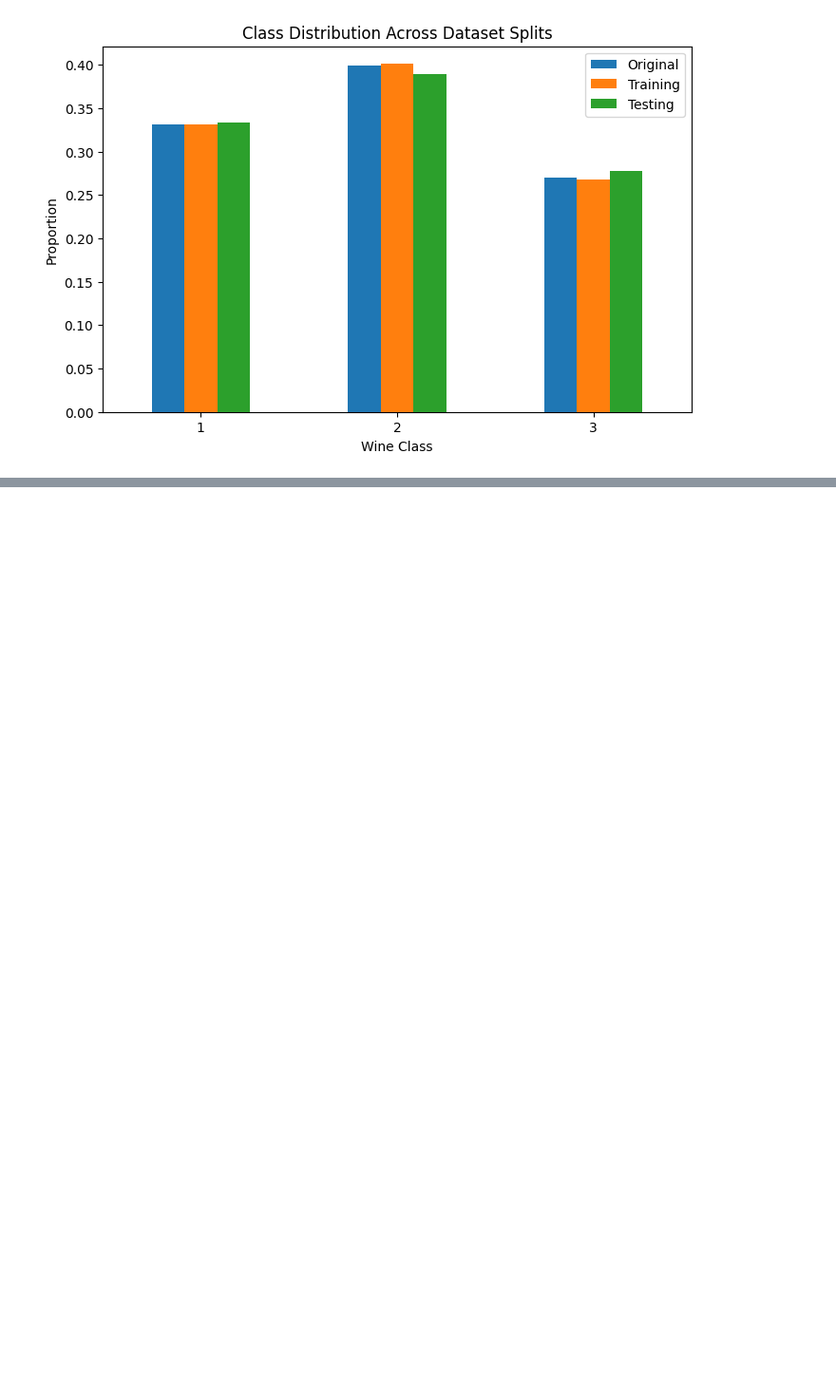
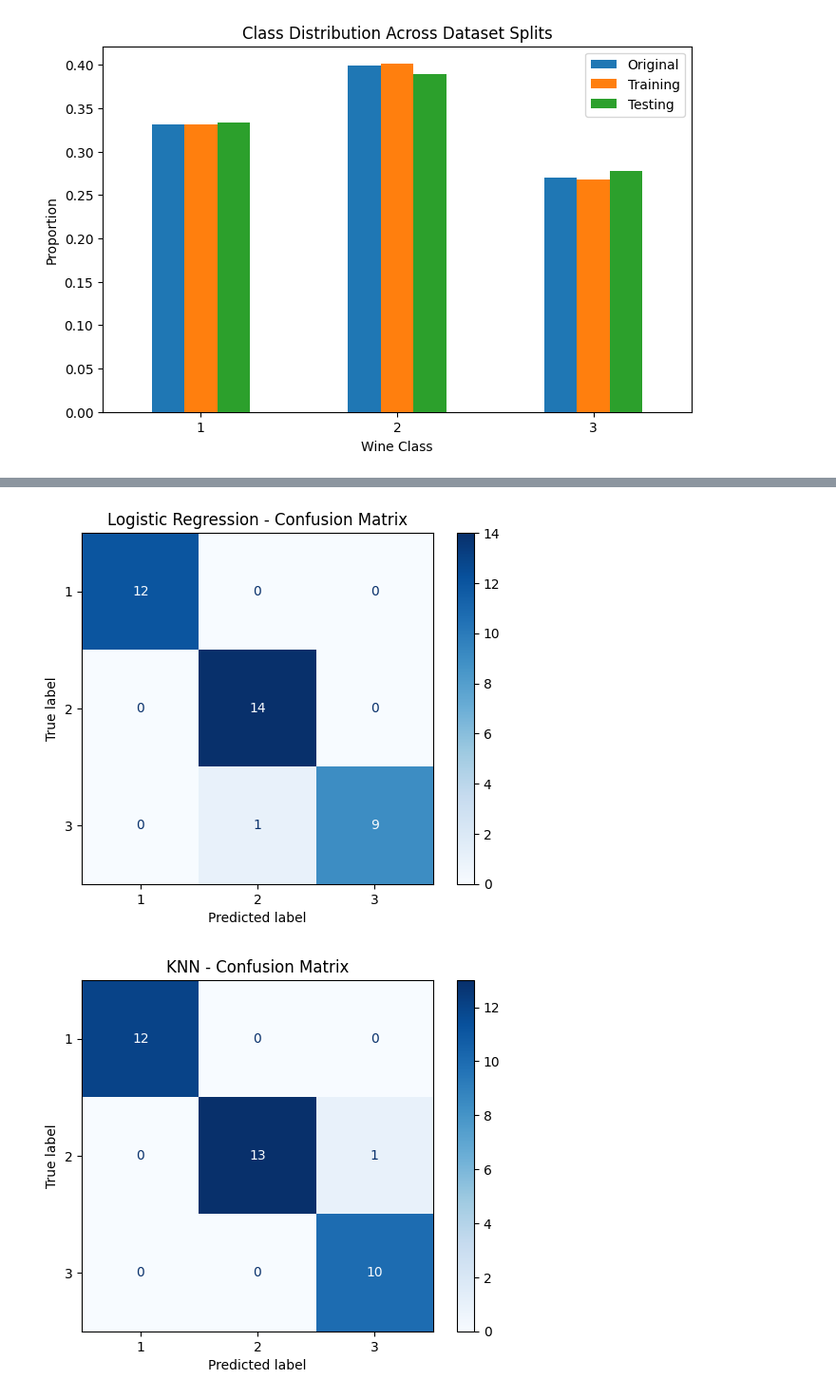
Before and after one commit to yashwanth-bu/classification-machine-learning, a Jupyter notebook: Traditional-Classification-Models/01_wine_classification.ipynb, the cells around one changed output, grey strips where cells are left out. Shown at 95% size. Saved outputs shown, nothing was run; the diff lists cells and outputs as text; code cells hidden in the pictures; blank space fills up the shorter version.

```diff
--- a/Traditional-Classification-Models/01_wine_classification.ipynb
+++ b/Traditional-Classification-Models/01_wine_classification.ipynb
@@ -450,0 +576,9 @@ plt.show()
+# %%
+trained_models = {}
+
+for name, model in models.items():
+    model.fit(X_train, y_train)
+
+    trained_models[name] = model
+
+    print(f"{name} trained successfully")
@@ -450,0 +591,12 @@ plt.show()
+# %%
+predictions = {}
+
+for name, model in trained_models.items():
+    predictions[name] = model.predict(X_test)
+# %%
+from sklearn.metrics import accuracy_score
+
+for name, y_pred in predictions.items():
+    accuracy = accuracy_score(y_test, y_pred)
+
+    print(f"{name}: {accuracy:.4f}")
@@ -450,0 +653,19 @@ plt.show()
+# %%
+from sklearn.metrics import confusion_matrix, ConfusionMatrixDisplay
+
+for name, y_pred in predictions.items():
+
+    cm = confusion_matrix(y_test, y_pred)
+
+    display = ConfusionMatrixDisplay(
+        confusion_matrix=cm,
+        display_labels=sorted(y.unique())
+    )
+
+    display.plot(cmap="Blues")
+
+    plt.title(f"{name} - Confusion Matrix")
+    plt.show()
+# %% [output]
+[figure, added]
+[figure, added]
```
Also changed, not shown: parts of 13 cells of this notebook.
